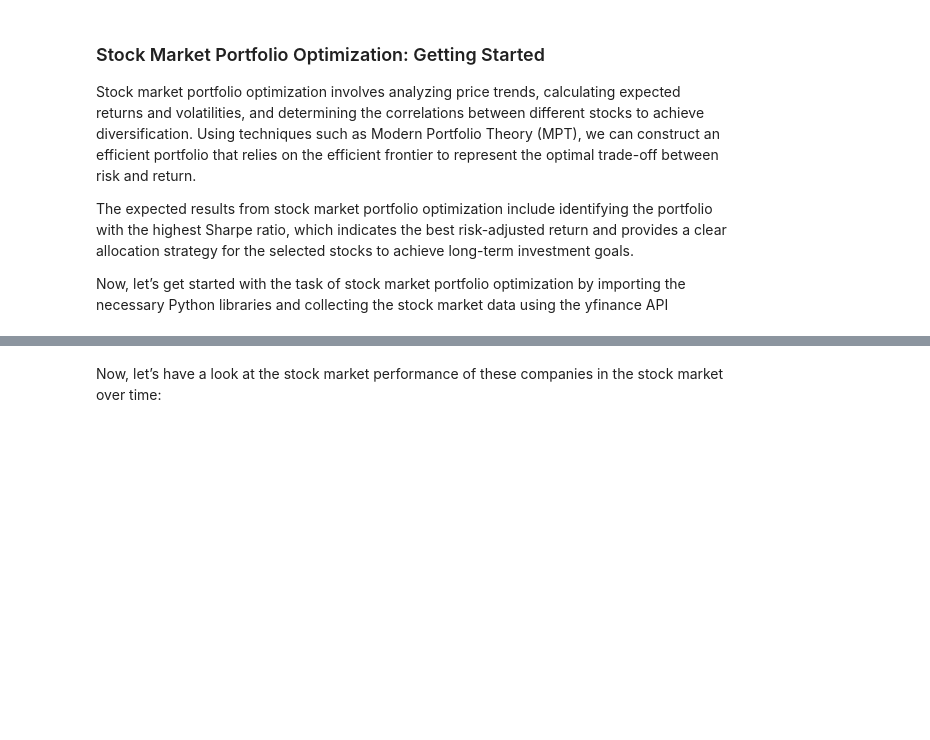
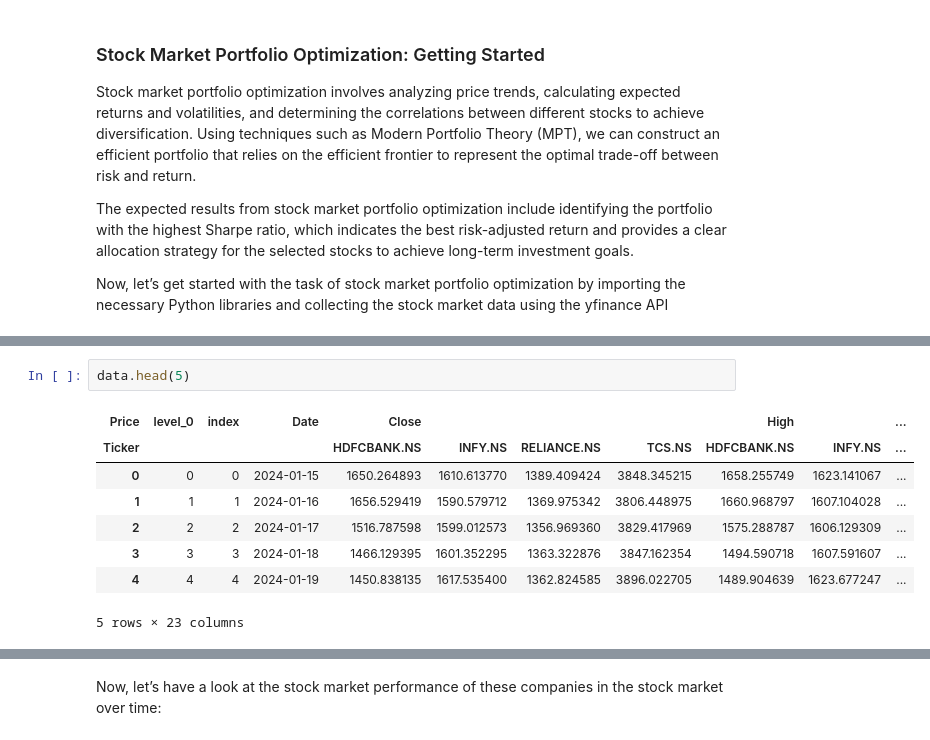
Before and after one commit to anandkhare001/ML, a Jupyter notebook: Stock_Market_Portfolio_Optimization/Model.ipynb, the cells around one changed output, grey strips where cells are left out. Drawn from its saved outputs; the diff is of its cells as text; blank space fills up the shorter version.

```diff
--- a/Stock_Market_Portfolio_Optimization/Model.ipynb
+++ b/Stock_Market_Portfolio_Optimization/Model.ipynb
@@ -24,0 +83,11 @@ data = data.reset_index()
+# %%
+data.head(5)
+# %% [output]
+| Price | level_0 | index | Date | Close |  |  |  | High |  | ... |
+| Ticker |  |  |  | HDFCBANK.NS | INFY.NS | RELIANCE.NS | TCS.NS | HDFCBANK.NS | INFY.NS | ... |
+| 0 | 0 | 0 | 2024-01-15 | 1650.264893 | 1610.613770 | 1389.409424 | 3848.345215 | 1658.255749 | 1623.141067 | ... |
+| 1 | 1 | 1 | 2024-01-16 | 1656.529419 | 1590.579712 | 1369.975342 | 3806.448975 | 1660.968797 | 1607.104028 | ... |
+| 2 | 2 | 2 | 2024-01-17 | 1516.787598 | 1599.012573 | 1356.969360 | 3829.417969 | 1575.288787 | 1606.129309 | ... |
+| 3 | 3 | 3 | 2024-01-18 | 1466.129395 | 1601.352295 | 1363.322876 | 3847.162354 | 1494.590718 | 1607.591607 | ... |
+| 4 | 4 | 4 | 2024-01-19 | 1450.838135 | 1617.535400 | 1362.824585 | 3896.022705 | 1489.904639 | 1623.677247 | ... |
+5 rows × 23 columns
```
Also changed, not shown: parts of 6 cells of this notebook, 1 other file.
